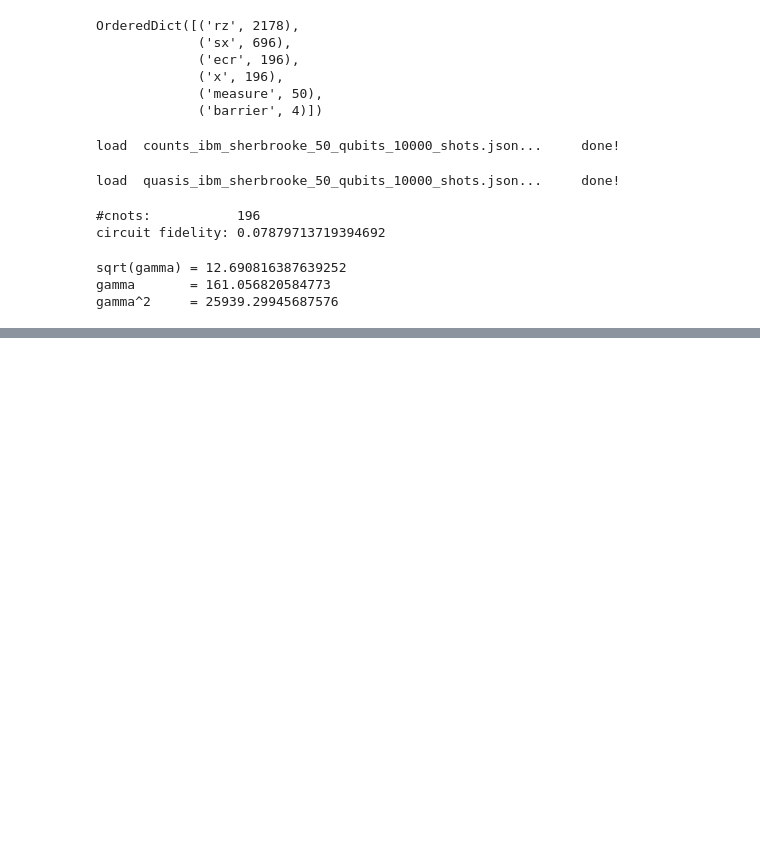
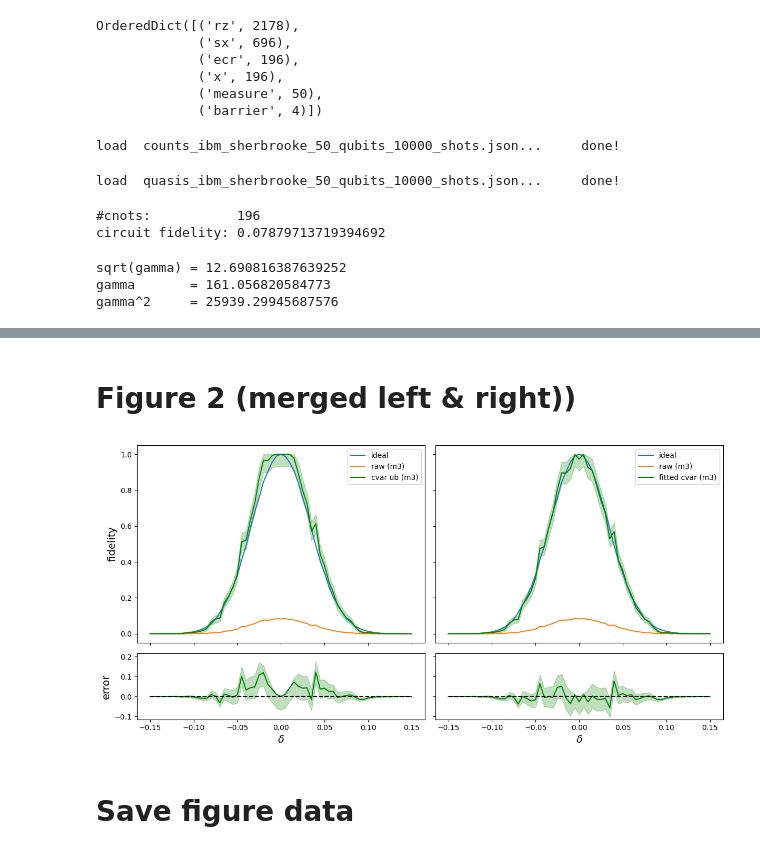
Before and after one commit to stefan-woerner/provable_bounds_cvar, a Jupyter notebook: fidelity/fidelity_estimation_50_qubits.ipynb, the cells around one changed output, grey strips where cells are left out. Cells and saved outputs as stored; diff of their text form; code cells hidden in the pictures; blank space fills up the shorter version.

```diff
--- a/fidelity/fidelity_estimation_50_qubits.ipynb
+++ b/fidelity/fidelity_estimation_50_qubits.ipynb
@@ -430,0 +437,45 @@ plt.show()
+# %% [markdown]
+# Figure 2 (merged left \& right))
+# %%
+# plot estmated values with confidence intervals and raw data
+fig, axs = plt.subplots(2, 2, gridspec_kw={'height_ratios': [3, 1]}, figsize=(12, 6), sharex='col', sharey='row')
+plt.subplot(2,2,1)
+plt.plot(deltas, values, label='ideal')
+plt.plot(deltas, hw_mit_values, label='raw (m3)')
+plt.fill_between(deltas, cvar_lb, cvar_ub, color='green', alpha=0.25)
+plt.plot(deltas, cvar_ub_m3_values, label='cvar ub (m3)', color='green')
+plt.legend()
+plt.ylabel(r'fidelity', fontsize=14)
+
+# evaluate errors
+plt.subplot(2,2,3)
+plt.fill_between(deltas, errors_lb, errors_ub, color='green', alpha=0.25)
+plt.plot(deltas, errors, 'g-')
+plt.plot(deltas, 0*deltas, 'k--')
+plt.xlabel(r'$\delta$', fontsize=14)
+plt.ylabel(r'error', fontsize=14)
+axs[1, 0].set_ylim((-0.115, 0.215))
+
+# plot estmated values with confidence intervals and raw data
+plt.subplot(2,2,2)
+plt.plot(deltas, values, label='ideal')
+plt.plot(deltas, hw_mit_values, label='raw (m3)')
+plt.fill_between(deltas, fitted_cvar_lb, fitted_cvar_ub, color='green', alpha=0.25)
+plt.plot(deltas, fitted_values, label='fitted cvar (m3)', color='green')
+plt.legend()
+
+# evaluate errors
+plt.subplot(2,2,4)
+plt.fill_between(deltas, fitted_errors_lb, fitted_errors_ub, color='green', alpha=0.25)
+plt.plot(deltas, fitted_errors, 'g-')
+plt.plot(deltas, 0*deltas, 'k--')
+plt.xlabel(r'$\delta$', fontsize=14)
+# plt.ylabel(r'error', fontsize=14)
+
+plt.tight_layout()
+plt.savefig(f'results/figure_2_{backend.name}_{num_qubits}_qubits_{hw_shots}_shots.pdf')
+plt.show()
+# %% [output]
+[figure, added]
+# %% [markdown]
+# Save figure data
```
Also changed, not shown: parts of 10 cells of this notebook, 6 other files.
